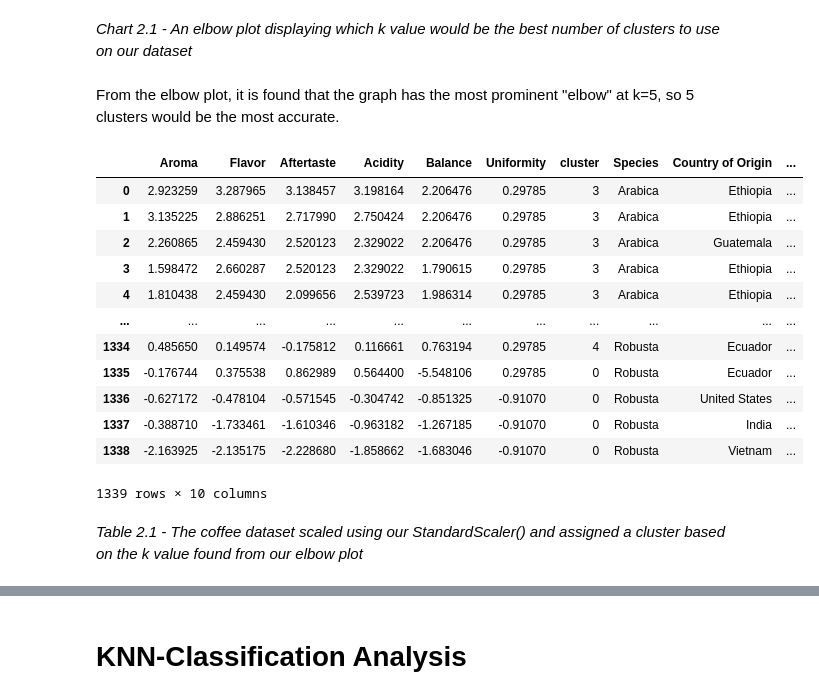
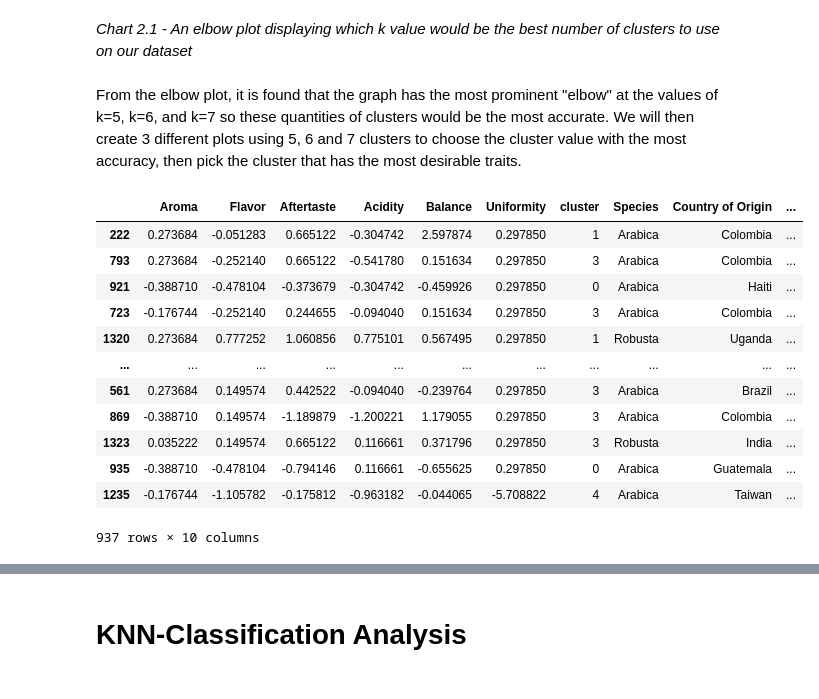
Before and after one commit to nazie23/Exploratory-Analysis-into-the-Most-Versatile-Coffee-Bean-with-Python, a Jupyter notebook: coffee_project.ipynb, the cells around one changed output, grey strips where cells are left out. Saved outputs shown, nothing was run; the diff lists cells and outputs as text; code cells hidden in the pictures.

```diff
--- a/coffee_project.ipynb
+++ b/coffee_project.ipynb
@@ -174,13 +192,10 @@ We have made a preprocessor that will scale our numerical predictors. Now we can
 # %%
-# X_train = coffee_train["Species", "Country.of.Origin", "Region"]
-# y_train = coffee_train["Aroma", "Flavor", "Aftertaste", "Acidity", "Balance	Uniformity",	"Moisture", "Category.One.Defects",	"Category.Two.Defects",	"altitude_mean_meters", "Expiration"]
-
 coffee_scaled = pd.DataFrame(preprocessor.fit_transform(coffee),columns=["Aroma", "Flavor","Aftertaste", "Acidity","Balance",	"Uniformity"])
 coffee_scaled = coffee_scaled.dropna()
 
-
-
-#split data into training and testing set
+#split data into training and testing set in 70 and 30%
+coffee_scaled
+coffee_scaled_train,coffee_scaled_test=train_test_split(coffee_scaled,test_size=0.3)
 # %% [markdown]
 After having scaled our data, we will split it into both a training and test set. 70% training and 30% testing is a reasonable split because it can allow us to train our model using the training set and then assess the accuracy using the test set.
 # %% [markdown]
@@ -234,28 +253,26 @@ coffee_plot
 # %% [markdown]
 *Chart 2.1 - An elbow plot displaying which k value would be the best number of clusters to use on our dataset*
 # %% [markdown]
-From the elbow plot, it is found that the graph has the most prominent "elbow" at k=5, so 5 clusters would be the most accurate.
+From the elbow plot, it is found that the graph has the most prominent "elbow" at  the values of k=5, k=6, and k=7 so these quantities of clusters would be the most accurate. We will then create 3 different plots using 5, 6 and 7 clusters to choose the cluster value with the most accuracy, then pick the cluster that has the most desirable traits.
 # %%
 coffee_cluster_k5 = KMeans(n_clusters=5, random_state=1234)
-tidy_coffee_cluster_k5 = coffee_cluster_k5.fit(coffee_scaled).predict(coffee_scaled)
-tidy_coffee_cluster_k5_df = coffee_scaled.assign(cluster=tidy_coffee_cluster_k5)
+tidy_coffee_cluster_k5 = coffee_cluster_k5.fit(coffee_scaled_train).predict(coffee_scaled_train)
+tidy_coffee_cluster_k5_df = coffee_scaled_train.assign(cluster=tidy_coffee_cluster_k5)
 tidy_coffee_cluster_k5_df["Species"]=coffee["Species"]
 tidy_coffee_cluster_k5_df["Country of Origin"]=coffee["Country.of.Origin"]
 tidy_coffee_cluster_k5_df["Region"]=coffee["Region"]
 tidy_coffee_cluster_k5_df
 # %% [output]
 |  | Aroma | Flavor | Aftertaste | Acidity | Balance | Uniformity | cluster | Species | Country of Origin | ... |
-| 0 | 2.923259 | 3.287965 | 3.138457 | 3.198164 | 2.206476 | 0.29785 | 3 | Arabica | Ethiopia | ... |
-| 1 | 3.135225 | 2.886251 | 2.717990 | 2.750424 | 2.206476 | 0.29785 | 3 | Arabica | Ethiopia | ... |
-| 2 | 2.260865 | 2.459430 | 2.520123 | 2.329022 | 2.206476 | 0.29785 | 3 | Arabica | Guatemala | ... |
-| 3 | 1.598472 | 2.660287 | 2.520123 | 2.329022 | 1.790615 | 0.29785 | 3 | Arabica | Ethiopia | ... |
-| 4 | 1.810438 | 2.459430 | 2.099656 | 2.539723 | 1.986314 | 0.29785 | 3 | Arabica | Ethiopia | ... |
+| 222 | 0.273684 | -0.051283 | 0.665122 | -0.304742 | 2.597874 | 0.297850 | 1 | Arabica | Colombia | ... |
+| 793 | 0.273684 | -0.252140 | 0.665122 | -0.541780 | 0.151634 | 0.297850 | 3 | Arabica | Colombia | ... |
+| 921 | -0.388710 | -0.478104 | -0.373679 | -0.304742 | -0.459926 | 0.297850 | 0 | Arabica | Haiti | ... |
+| 723 | -0.176744 | -0.252140 | 0.244655 | -0.094040 | 0.151634 | 0.297850 | 3 | Arabica | Colombia | ... |
+| 1320 | 0.273684 | 0.777252 | 1.060856 | 0.775101 | 0.567495 | 0.297850 | 1 | Robusta | Uganda | ... |
 | ... | ... | ... | ... | ... | ... | ... | ... | ... | ... | ... |
-| 1334 | 0.485650 | 0.149574 | -0.175812 | 0.116661 | 0.763194 | 0.29785 | 4 | Robusta | Ecuador | ... |
-| 1335 | -0.176744 | 0.375538 | 0.862989 | 0.564400 | -5.548106 | 0.29785 | 0 | Robusta | Ecuador | ... |
-| 1336 | -0.627172 | -0.478104 | -0.571545 | -0.304742 | -0.851325 | -0.91070 | 0 | Robusta | United States | ... |
-| 1337 | -0.388710 | -1.733461 | -1.610346 | -0.963182 | -1.267185 | -0.91070 | 0 | Robusta | India | ... |
-| 1338 | -2.163925 | -2.135175 | -2.228680 | -1.858662 | -1.683046 | -0.91070 | 0 | Robusta | Vietnam | ... |
+| 561 | 0.273684 | 0.149574 | 0.442522 | -0.094040 | -0.239764 | 0.297850 | 3 | Arabica | Brazil | ... |
+| 869 | -0.388710 | 0.149574 | -1.189879 | -1.200221 | 1.179055 | 0.297850 | 3 | Arabica | Colombia | ... |
+| 1323 | 0.035222 | 0.149574 | 0.665122 | 0.116661 | 0.371796 | 0.297850 | 3 | Robusta | India | ... |
+| 935 | -0.388710 | -0.478104 | -0.794146 | 0.116661 | -0.655625 | 0.297850 | 0 | Arabica | Guatemala | ... |
+| 1235 | -0.176744 | -1.105782 | -0.175812 | -0.963182 | -0.044065 | -5.708822 | 4 | Arabica | Taiwan | ... |
-1339 rows × 10 columns
+937 rows × 10 columns
-# %% [markdown]
-*Table 2.1 - The coffee dataset scaled using our StandardScaler() and assigned a cluster based on the k value found from our elbow plot*
```
Also changed, not shown: parts of 54 cells of this notebook.
